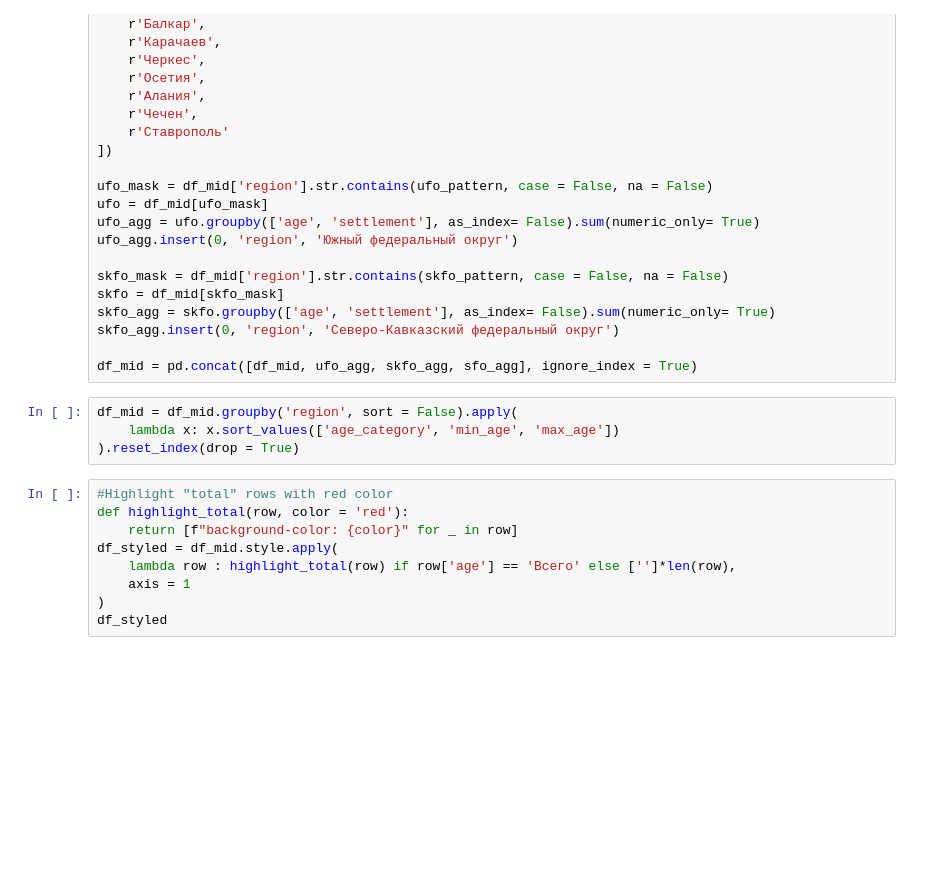
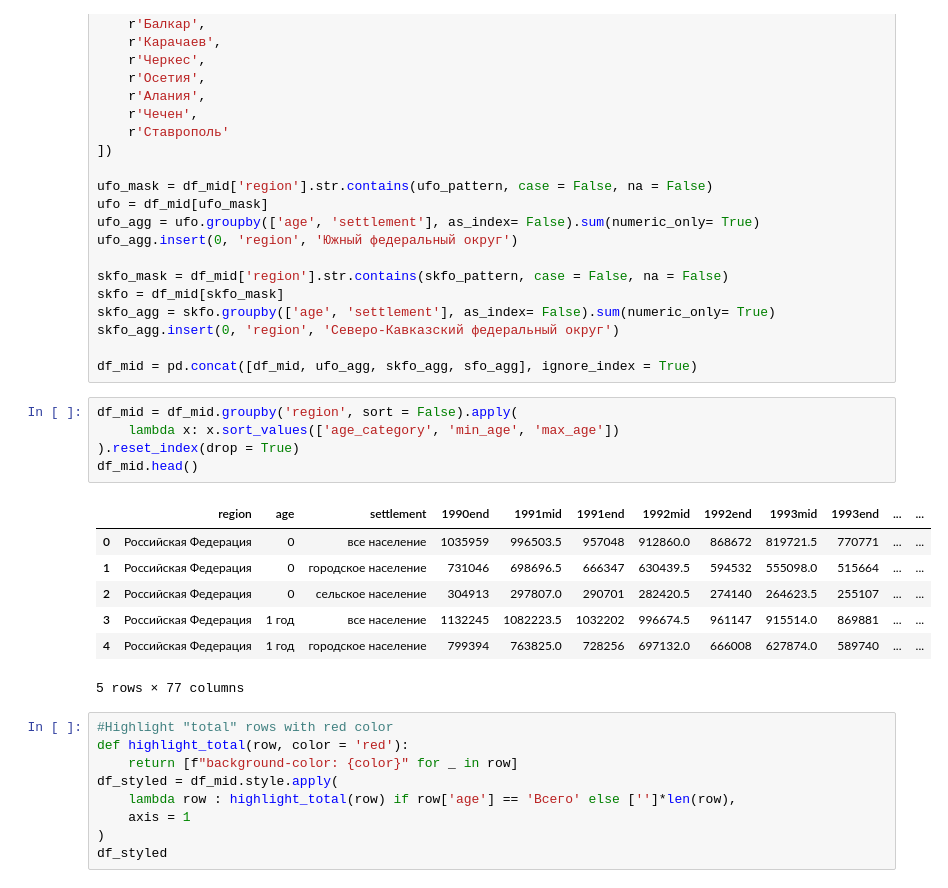
Before and after one commit to Derniska/fedstatt_parser, a Jupyter notebook: indicators.ipynb, the cells around one changed output. Cells and saved outputs as stored; diff of their text form; blank space fills up the shorter version.

```diff
--- a/indicators.ipynb
+++ b/indicators.ipynb
@@ -419,7 +585,16 @@ df_mid = pd.concat([df_mid, ufo_agg, skfo_agg, sfo_agg], ignore_index = True)
 # %%
 df_mid = df_mid.groupby('region', sort = False).apply(
     lambda x: x.sort_values(['age_category', 'min_age', 'max_age'])
 ).reset_index(drop = True)
+df_mid.head()
+# %% [output]
+|  | region | age | settlement | 1990end | 1991mid | 1991end | 1992mid | 1992end | 1993mid | 1993end | ... | ... |
+| 0 | Российская Федерация | 0 | все население | 1035959 | 996503.5 | 957048 | 912860.0 | 868672 | 819721.5 | 770771 | ... | ... |
+| 1 | Российская Федерация | 0 | городское население | 731046 | 698696.5 | 666347 | 630439.5 | 594532 | 555098.0 | 515664 | ... | ... |
+| 2 | Российская Федерация | 0 | сельское население | 304913 | 297807.0 | 290701 | 282420.5 | 274140 | 264623.5 | 255107 | ... | ... |
+| 3 | Российская Федерация | 1 год | все население | 1132245 | 1082223.5 | 1032202 | 996674.5 | 961147 | 915514.0 | 869881 | ... | ... |
+| 4 | Российская Федерация | 1 год | городское население | 799394 | 763825.0 | 728256 | 697132.0 | 666008 | 627874.0 | 589740 | ... | ... |
+5 rows × 77 columns
 # %%
 #Highlight "total" rows with red color
 def highlight_total(row, color = 'red'):
```
Also changed, not shown: parts of 13 cells of this notebook.
